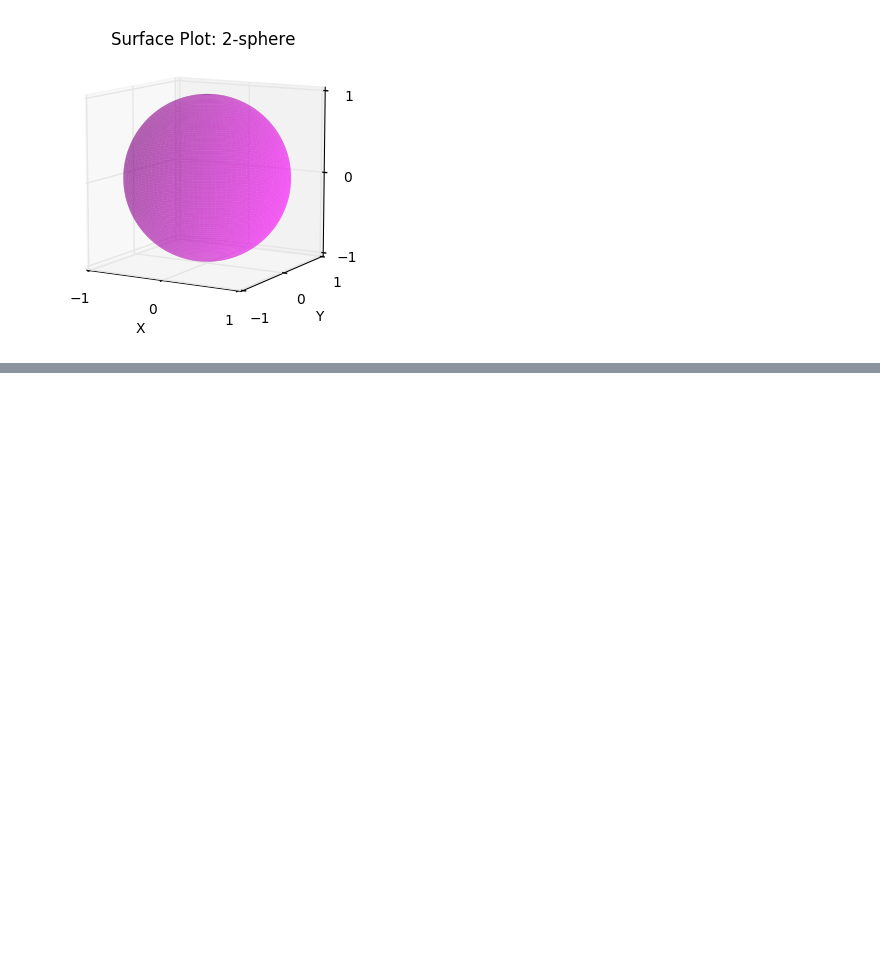
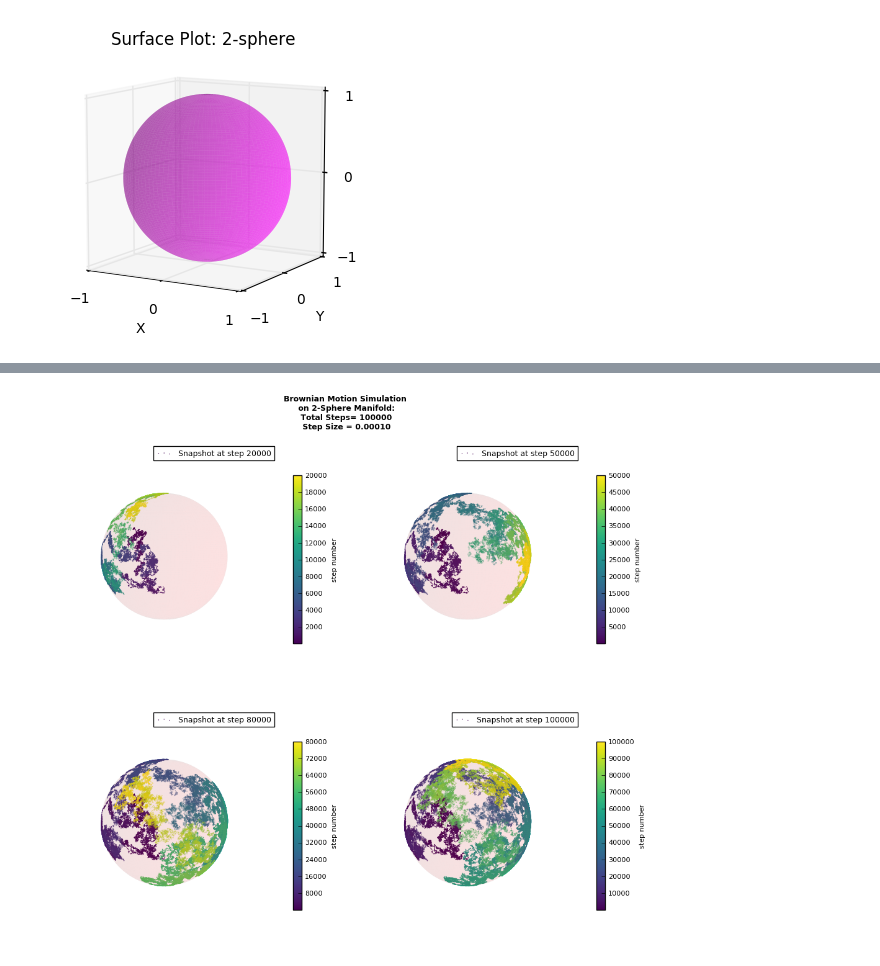
Before and after one commit to hankbesser/brownian-manifold, a Jupyter notebook: notebook_examples/manifold_example.ipynb, the cells around one changed output, grey strips where cells are left out. Cells and saved outputs as stored; diff of their text form; code cells hidden in the pictures; blank space fills up the shorter version.

```diff
--- a/notebook_examples/manifold_example.ipynb
+++ b/notebook_examples/manifold_example.ipynb
@@ -67,3 +112,7 @@ sphere_manifold.plot_sphere(sphere_surface_data, color='magenta', alpha=0.4, ant
+# %%
+sphere_manifold.plot_brownian_sphere(sphere_simdata,steptoplot=[20000,50000,80000,100000])
+# %% [output]
+[figure, added]
 # %%
 sphere_manifold.plot_sphere(sphere_surface_data,manifold="cylinder", color='magenta',\
                             alpha=0.4, antialiased=True, show_axes=True)
```
Also changed, not shown: parts of 8 cells of this notebook, 1 other file.
